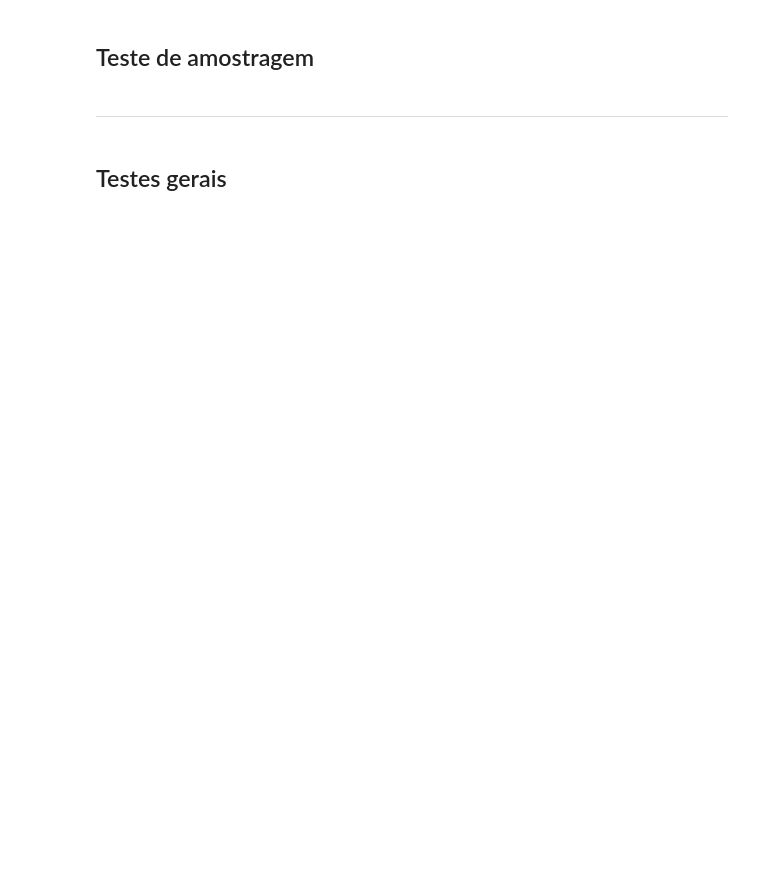
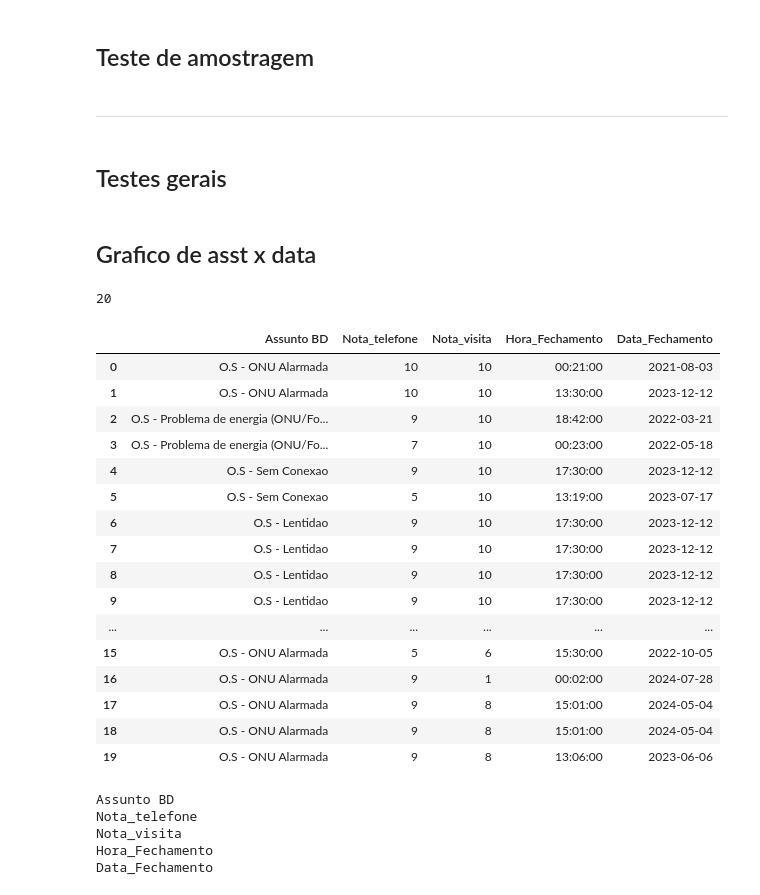
Before and after one commit to MAIA332/IXC-soft, a Jupyter notebook: visual/test_graph.ipynb, the cells around one changed output. Drawn from its saved outputs; the diff is of its cells as text; code cells hidden in the pictures; blank space fills up the shorter version.

```diff
--- a/visual/test_graph.ipynb
+++ b/visual/test_graph.ipynb
@@ -105,3 +105,5 @@ while True:
 import datetime
 # %%
 str(datetime.datetime.date())
+# %% [markdown]
+## Grafico de asst x data
@@ -107,0 +119,4 @@ str(datetime.datetime.date())
+# %%
+len(data)
+# %% [output]
+20
@@ -107,0 +131,30 @@ str(datetime.datetime.date())
+# %%
+features = df.drop(["Endereço","ID_Fechamento","ID","ID_Assunto_BD","Mensagem","Assunto","Horario_Fechamento"],axis=1)
+features
+# %% [output]
+|  | Assunto BD | Nota_telefone | Nota_visita | Hora_Fechamento | Data_Fechamento |
+| 0 | O.S - ONU Alarmada | 10 | 10 | 00:21:00 | 2021-08-03 |
+| 1 | O.S - ONU Alarmada | 10 | 10 | 13:30:00 | 2023-12-12 |
+| 2 | O.S - Problema de energia (ONU/Fo... | 9 | 10 | 18:42:00 | 2022-03-21 |
+| 3 | O.S - Problema de energia (ONU/Fo... | 7 | 10 | 00:23:00 | 2022-05-18 |
+| 4 | O.S - Sem Conexao | 9 | 10 | 17:30:00 | 2023-12-12 |
+| 5 | O.S - Sem Conexao | 5 | 10 | 13:19:00 | 2023-07-17 |
+| 6 | O.S - Lentidao | 9 | 10 | 17:30:00 | 2023-12-12 |
+| 7 | O.S - Lentidao | 9 | 10 | 17:30:00 | 2023-12-12 |
+| 8 | O.S - Lentidao | 9 | 10 | 17:30:00 | 2023-12-12 |
+| 9 | O.S - Lentidao | 9 | 10 | 17:30:00 | 2023-12-12 |
+| ... | ... | ... | ... | ... | ... |
+| 15 | O.S - ONU Alarmada | 5 | 6 | 15:30:00 | 2022-10-05 |
+| 16 | O.S - ONU Alarmada | 9 | 1 | 00:02:00 | 2024-07-28 |
+| 17 | O.S - ONU Alarmada | 9 | 8 | 15:01:00 | 2024-05-04 |
+| 18 | O.S - ONU Alarmada | 9 | 8 | 15:01:00 | 2024-05-04 |
+| 19 | O.S - ONU Alarmada | 9 | 8 | 13:06:00 | 2023-06-06 |
+# %%
+for i in features:
+    print(i)
+# %% [output]
+Assunto BD
+Nota_telefone
+Nota_visita
+Hora_Fechamento
+Data_Fechamento
```
Also changed, not shown: parts of 7 cells of this notebook, 5 other files.
